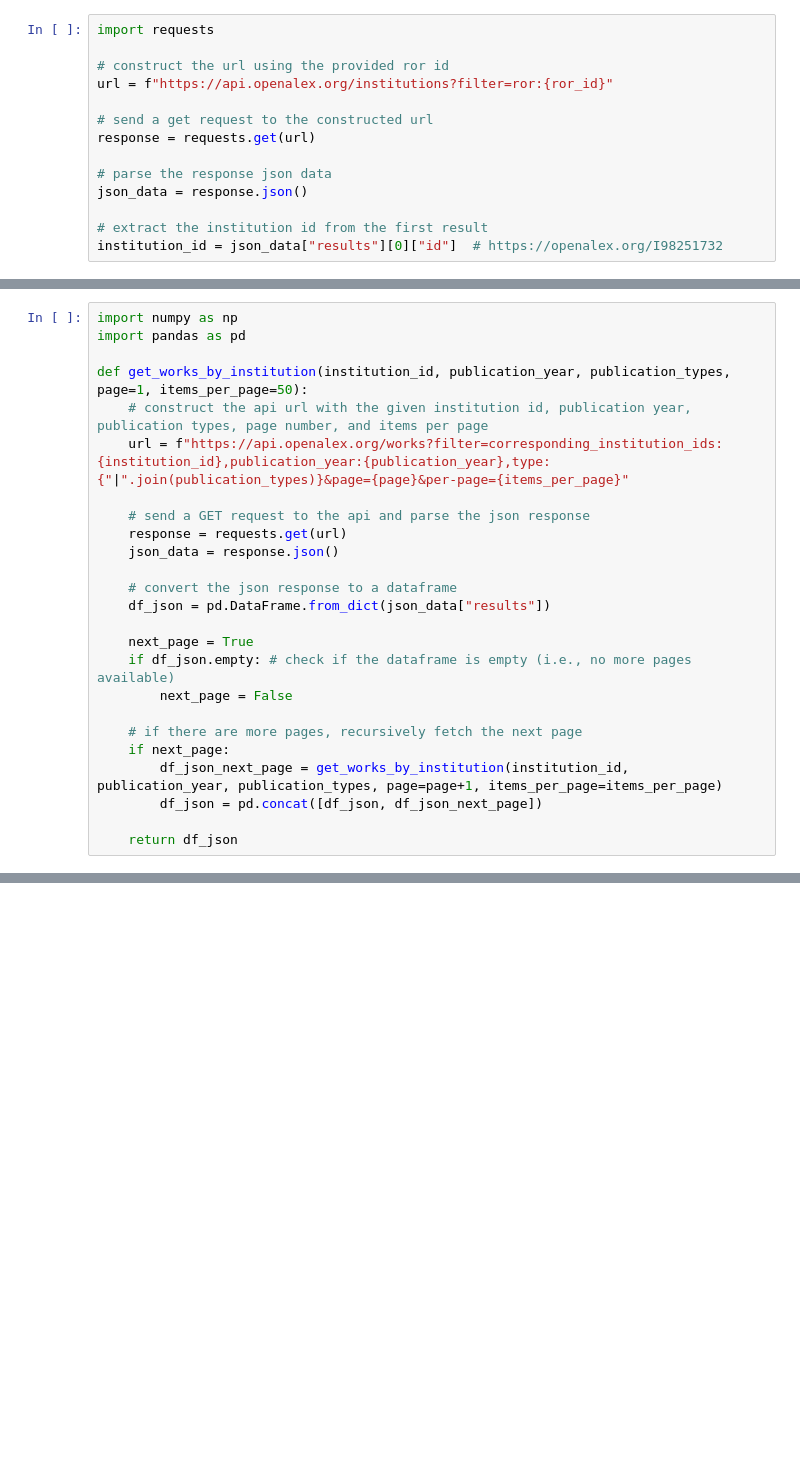
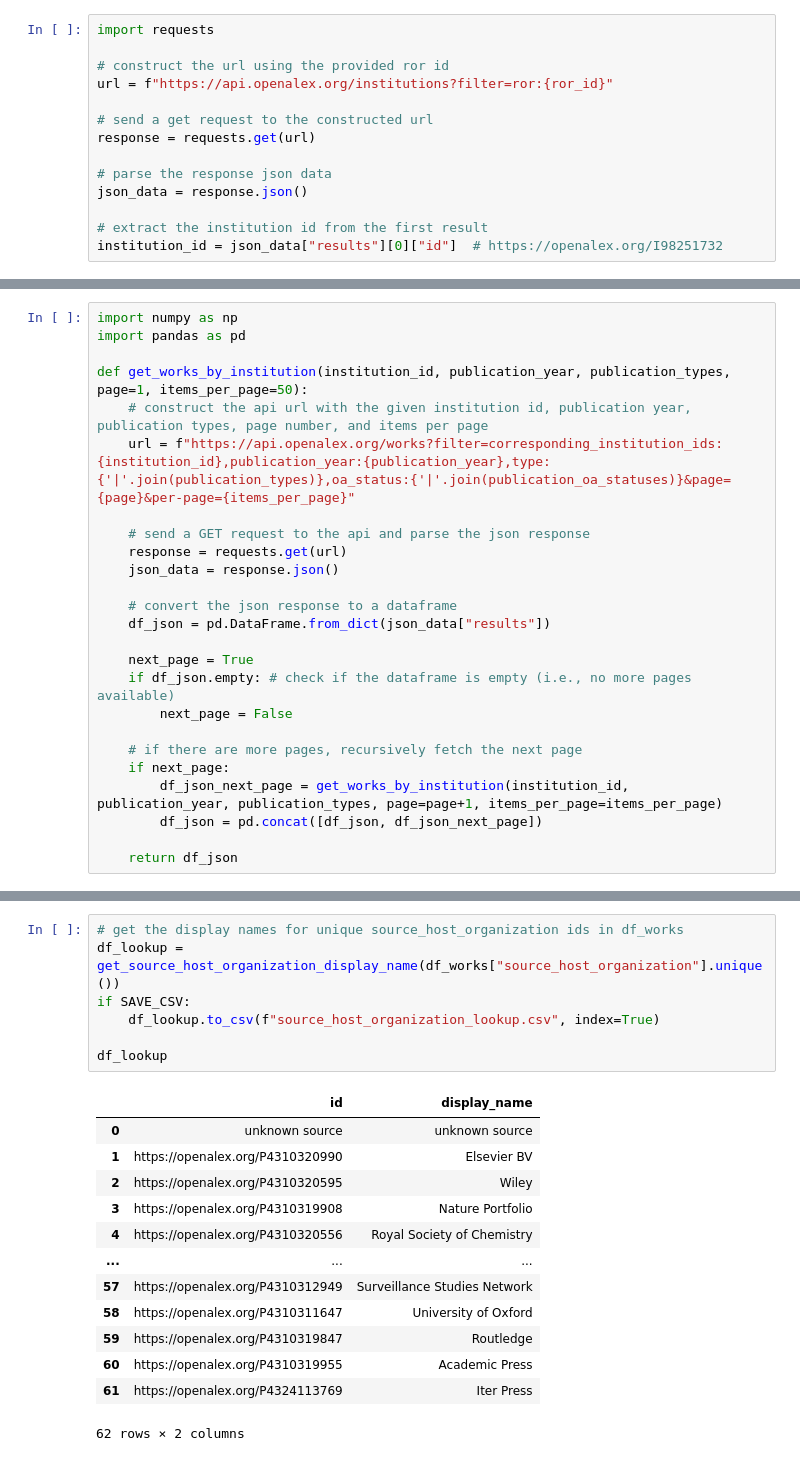
Before and after one commit to McMasterRS/lm_CO2025-DRI-Training-Materials, a Jupyter notebook: openalex/apc.ipynb, the cells around one changed output, grey strips where cells are left out. Saved outputs shown, nothing was run; the diff lists cells and outputs as text; blank space fills up the shorter version.

```diff
--- a/openalex/apc.ipynb
+++ b/openalex/apc.ipynb
@@ -81,7 +101,7 @@ import pandas as pd
 
 def get_works_by_institution(institution_id, publication_year, publication_types, page=1, items_per_page=50):
     # construct the api url with the given institution id, publication year, publication types, page number, and items per page
-    url = f"https://api.openalex.org/works?filter=corresponding_institution_ids:{institution_id},publication_year:{publication_year},type:{"|".join(publication_types)}&page={page}&per-page={items_per_page}"
+    url = f"https://api.openalex.org/works?filter=corresponding_institution_ids:{institution_id},publication_year:{publication_year},type:{'|'.join(publication_types)},oa_status:{'|'.join(publication_oa_statuses)}&page={page}&per-page={items_per_page}"
 
     # send a GET request to the api and parse the json response
     response = requests.get(url)
@@ -139,0 +248,21 @@ df_works["source_issn_l"] = df_works["source_issn_l"].fillna("unknown source")
+# %%
+# get the display names for unique source_host_organization ids in df_works
+df_lookup = get_source_host_organization_display_name(df_works["source_host_organization"].unique())
+if SAVE_CSV:
+    df_lookup.to_csv(f"source_host_organization_lookup.csv", index=True)
+
+df_lookup
+# %% [output]
+|  | id | display_name |
+| 0 | unknown source | unknown source |
+| 1 | https://openalex.org/P4310320990 | Elsevier BV |
+| 2 | https://openalex.org/P4310320595 | Wiley |
+| 3 | https://openalex.org/P4310319908 | Nature Portfolio |
+| 4 | https://openalex.org/P4310320556 | Royal Society of Chemistry |
+| ... | ... | ... |
+| 57 | https://openalex.org/P4310312949 | Surveillance Studies Network |
+| 58 | https://openalex.org/P4310311647 | University of Oxford |
+| 59 | https://openalex.org/P4310319847 | Routledge |
+| 60 | https://openalex.org/P4310319955 | Academic Press |
+| 61 | https://openalex.org/P4324113769 | Iter Press |
+62 rows × 2 columns
```
Also changed, not shown: parts of 31 cells of this notebook, 7 other files.
